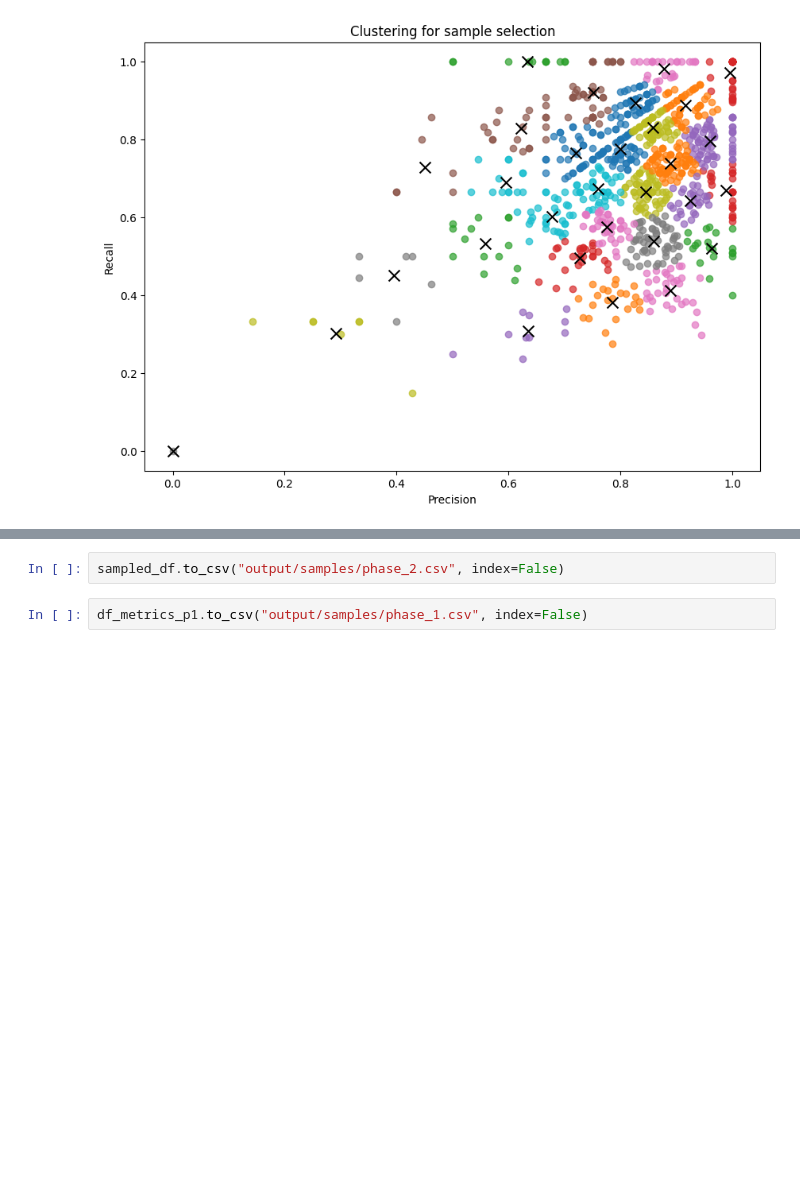
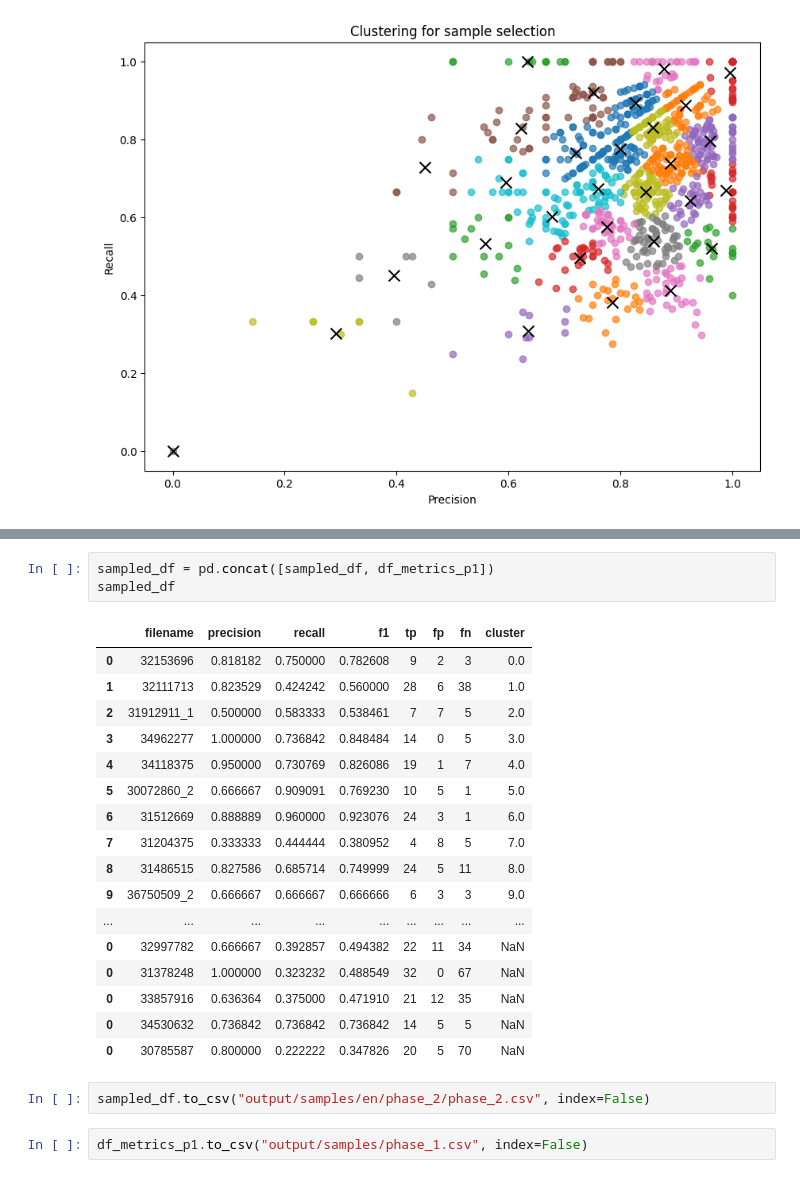
Before and after one commit to nlp4bia-bsc/MultiSynDS, a Jupyter notebook: nbs/evaluation/automatic/scispacy_eval_GPT4omini.ipynb, the cells around one changed output, grey strips where cells are left out. Saved outputs shown, nothing was run; the diff lists cells and outputs as text; blank space fills up the shorter version.

```diff
--- a/nbs/evaluation/automatic/scispacy_eval_GPT4omini.ipynb
+++ b/nbs/evaluation/automatic/scispacy_eval_GPT4omini.ipynb
@@ -436,5 +436,26 @@ df_metrics_p1
+# %%
+sampled_df = pd.concat([sampled_df, df_metrics_p1])
+sampled_df
+# %% [output]
+|  | filename | precision | recall | f1 | tp | fp | fn | cluster |
+| 0 | 32153696 | 0.818182 | 0.750000 | 0.782608 | 9 | 2 | 3 | 0.0 |
+| 1 | 32111713 | 0.823529 | 0.424242 | 0.560000 | 28 | 6 | 38 | 1.0 |
+| 2 | 31912911_1 | 0.500000 | 0.583333 | 0.538461 | 7 | 7 | 5 | 2.0 |
+| 3 | 34962277 | 1.000000 | 0.736842 | 0.848484 | 14 | 0 | 5 | 3.0 |
+| 4 | 34118375 | 0.950000 | 0.730769 | 0.826086 | 19 | 1 | 7 | 4.0 |
+| 5 | 30072860_2 | 0.666667 | 0.909091 | 0.769230 | 10 | 5 | 1 | 5.0 |
+| 6 | 31512669 | 0.888889 | 0.960000 | 0.923076 | 24 | 3 | 1 | 6.0 |
+| 7 | 31204375 | 0.333333 | 0.444444 | 0.380952 | 4 | 8 | 5 | 7.0 |
+| 8 | 31486515 | 0.827586 | 0.685714 | 0.749999 | 24 | 5 | 11 | 8.0 |
+| 9 | 36750509_2 | 0.666667 | 0.666667 | 0.666666 | 6 | 3 | 3 | 9.0 |
+| ... | ... | ... | ... | ... | ... | ... | ... | ... |
+| 0 | 32997782 | 0.666667 | 0.392857 | 0.494382 | 22 | 11 | 34 | NaN |
+| 0 | 31378248 | 1.000000 | 0.323232 | 0.488549 | 32 | 0 | 67 | NaN |
+| 0 | 33857916 | 0.636364 | 0.375000 | 0.471910 | 21 | 12 | 35 | NaN |
+| 0 | 34530632 | 0.736842 | 0.736842 | 0.736842 | 14 | 5 | 5 | NaN |
+| 0 | 30785587 | 0.800000 | 0.222222 | 0.347826 | 20 | 5 | 70 | NaN |
 # %%
-sampled_df.to_csv("output/samples/phase_2.csv", index=False)
+sampled_df.to_csv("output/samples/en/phase_2/phase_2.csv", index=False)
 # %%
 df_metrics_p1.to_csv("output/samples/phase_1.csv", index=False)
 # %%
```
Also changed, not shown: parts of 2 cells of this notebook, 40 other files.
